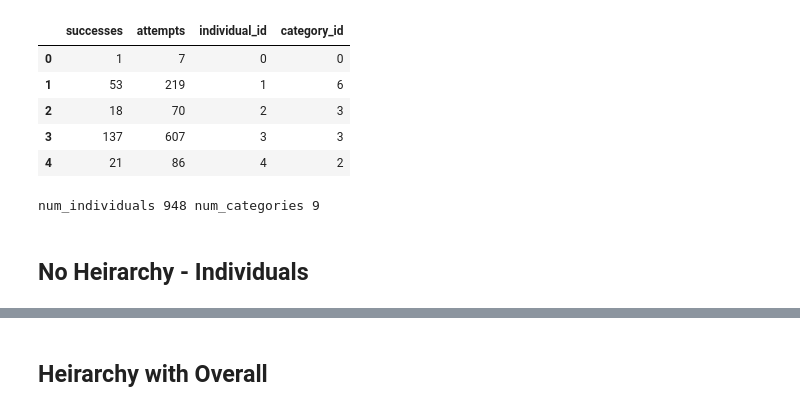
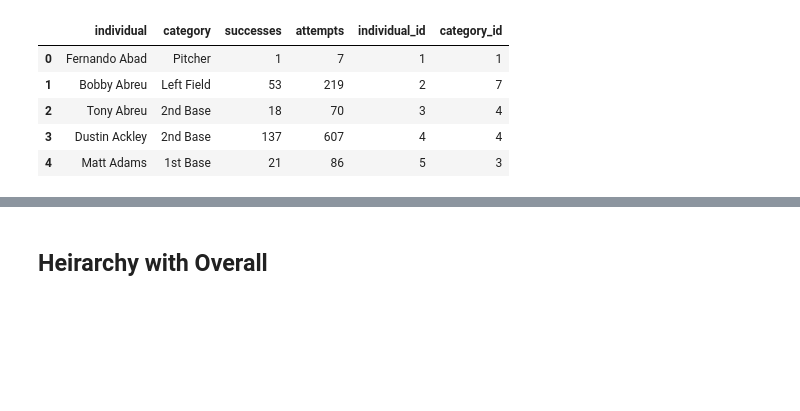
Before and after one commit to ctarrington/data-science-hw, a Jupyter notebook: dbda/ch09-heirarchical-models/heirarchical_binomial_baseball.ipynb, the cells around one changed output, grey strips where cells are left out. Saved outputs shown, nothing was run; the diff lists cells and outputs as text; code cells hidden in the pictures; blank space fills up the shorter version.

```diff
--- a/dbda/ch09-heirarchical-models/heirarchical_binomial_baseball.ipynb
+++ b/dbda/ch09-heirarchical-models/heirarchical_binomial_baseball.ipynb
@@ -52,30 +54,11 @@ Resolving deltas: 100% (99/99), done.
 # %%
 consolidated = pd.read_csv(base_path+'/BattingAverage.csv')
-consolidated.drop(columns=['Player', 'PriPos'], inplace=True)
-consolidated.rename(columns={'Hits': 'successes', 'AtBats': 'attempts', 'PlayerNumber': 'individual_id', 'PriPosNumber': 'category_id'}, inplace=True)
-
-min_category_id = np.min(consolidated['category_id'])
-min_individual_id = np.min(consolidated['individual_id'])
-
-consolidated['category_id'] = consolidated['category_id'] - min_category_id
-consolidated['individual_id'] = consolidated['individual_id'] - min_individual_id
+consolidated.rename(columns={'Hits': 'successes', 'AtBats': 'attempts', 'PlayerNumber': 'individual_id', 'PriPosNumber': 'category_id', 'PriPos': 'category', 'Player': 'individual'}, inplace=True)
 consolidated.head()
 # %% [output]
-|  | successes | attempts | individual_id | category_id |
-| 0 | 1 | 7 | 0 | 0 |
-| 1 | 53 | 219 | 1 | 6 |
-| 2 | 18 | 70 | 2 | 3 |
-| 3 | 137 | 607 | 3 | 3 |
-| 4 | 21 | 86 | 4 | 2 |
+|  | individual | category | successes | attempts | individual_id | category_id |
+| 0 | Fernando Abad | Pitcher | 1 | 7 | 1 | 1 |
+| 1 | Bobby Abreu | Left Field | 53 | 219 | 2 | 7 |
+| 2 | Tony Abreu | 2nd Base | 18 | 70 | 3 | 4 |
+| 3 | Dustin Ackley | 2nd Base | 137 | 607 | 4 | 4 |
+| 4 | Matt Adams | 1st Base | 21 | 86 | 5 | 3 |
-# %%
-num_individuals = len(consolidated)
-num_categories = len(np.unique(consolidated['category_id']))
-
-print('num_individuals', num_individuals, 'num_categories', num_categories)
-
-individual_id = consolidated['individual_id']
-category_id = consolidated['category_id']
-# %% [output]
-num_individuals 948 num_categories 9
-# %% [markdown]
-## No Heirarchy - Individuals
```
Also changed, not shown: parts of 14 cells of this notebook.
